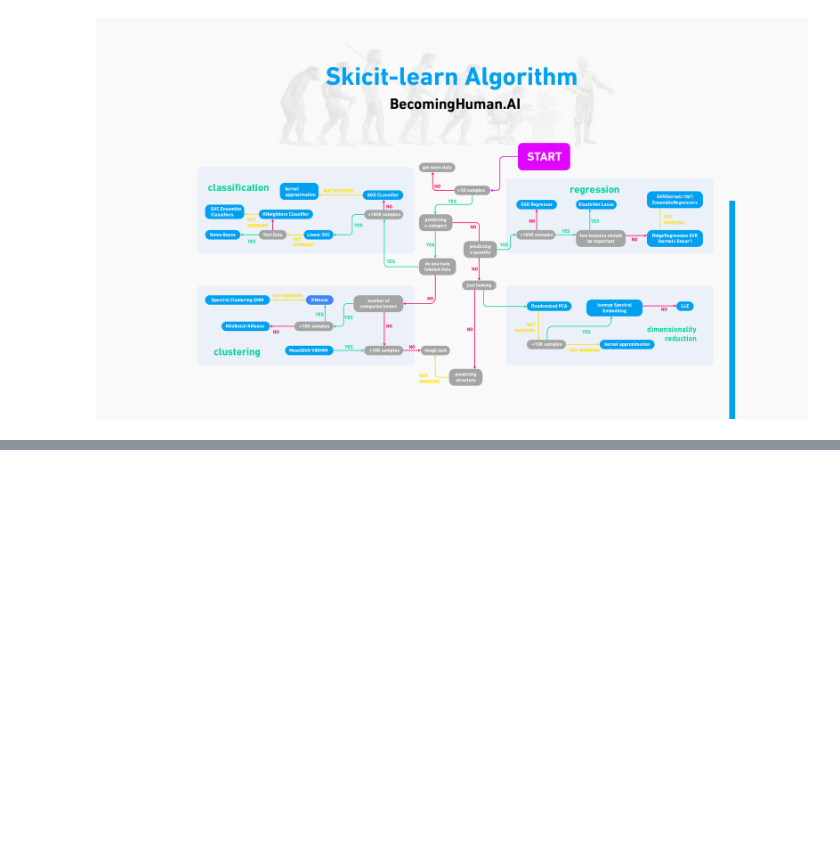
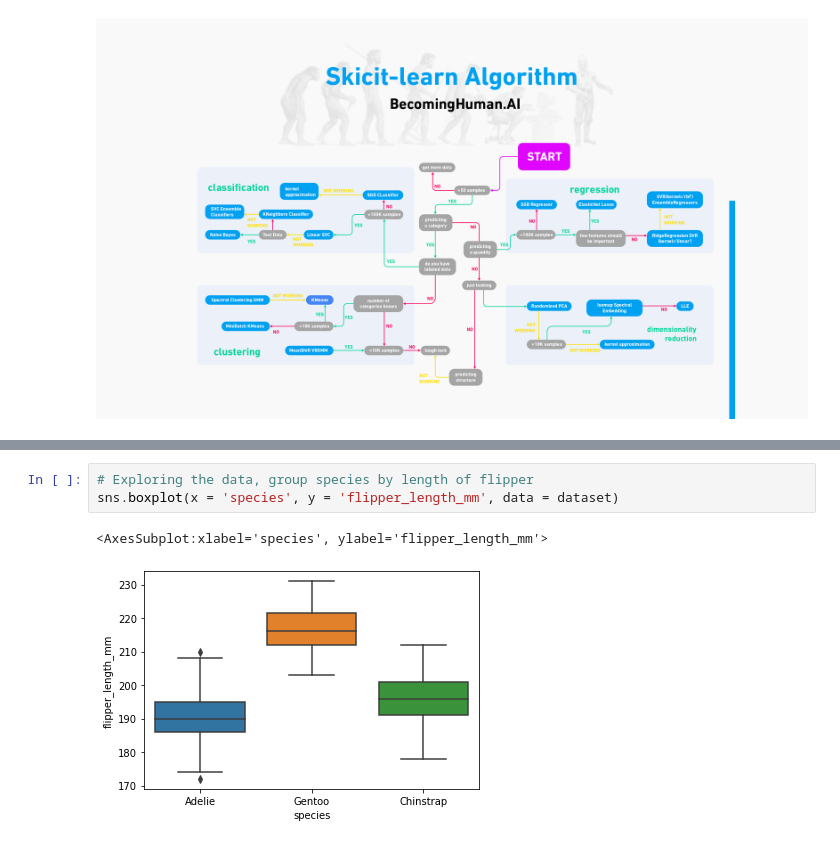
Before and after one commit to mobm65/ML-S, a Jupyter notebook: Scikit-Learn Jupyter Notebook.ipynb, the cells around one changed output, grey strips where cells are left out. Saved outputs shown, nothing was run; the diff lists cells and outputs as text; blank space fills up the shorter version.

```diff
--- a/Scikit-Learn Jupyter Notebook.ipynb
+++ b/Scikit-Learn Jupyter Notebook.ipynb
@@ -42,0 +138,6 @@ dataset.head()
+# %%
+# Exploring the data, group species by length of flipper
+sns.boxplot(x = 'species', y = 'flipper_length_mm', data = dataset)
+# %% [output]
+<AxesSubplot:xlabel='species', ylabel='flipper_length_mm'>
+[figure, added]
```
Also changed, not shown: parts of 25 cells of this notebook.
